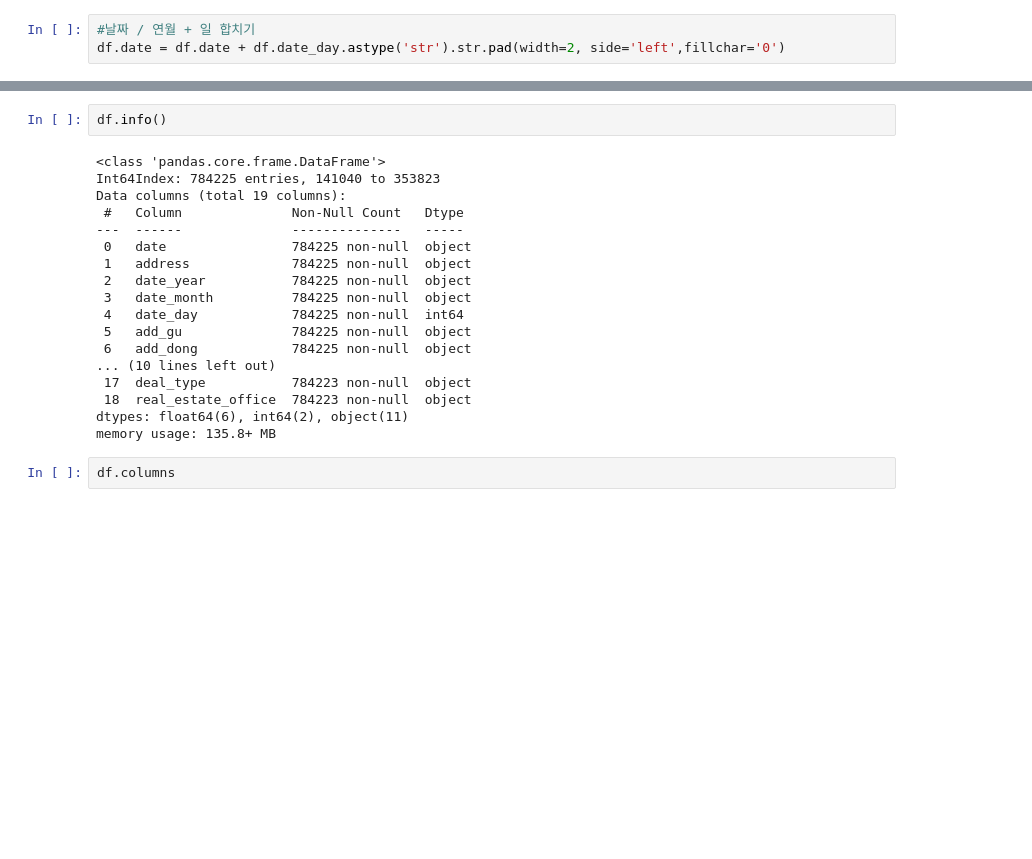
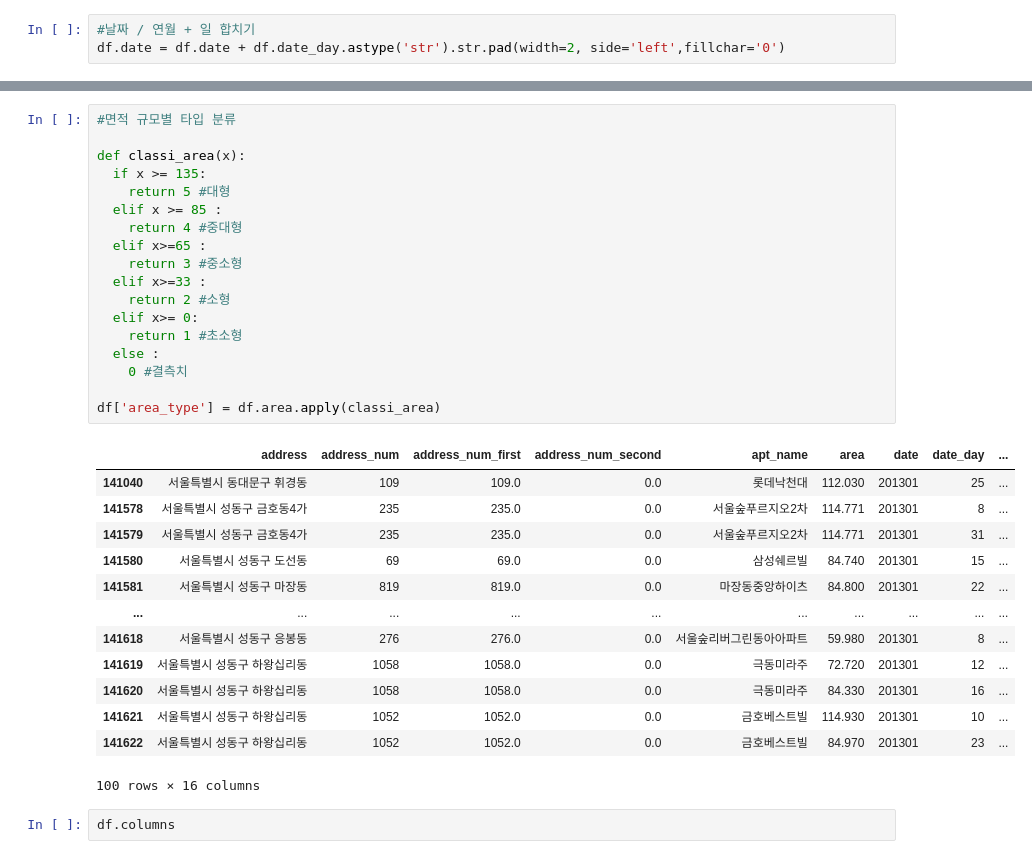
Before and after one commit to Jesimsim/ds-section2-project, a Jupyter notebook: section2_project_practice.ipynb, the cells around one changed output, grey strips where cells are left out. Drawn from its saved outputs; the diff is of its cells as text; blank space fills up the shorter version.

```diff
--- a/section2_project_practice.ipynb
+++ b/section2_project_practice.ipynb
@@ -421,23 +617,35 @@ df.head()
-# %%
-df.info()
-# %% [output]
-<class 'pandas.core.frame.DataFrame'>
-Int64Index: 784225 entries, 141040 to 353823
-Data columns (total 19 columns):
- #   Column              Non-Null Count   Dtype
----  ------              --------------   -----
- 0   date                784225 non-null  object
- 1   address             784225 non-null  object
- 2   date_year           784225 non-null  object
- 3   date_month          784225 non-null  object
- 4   date_day            784225 non-null  int64
- 5   add_gu              784225 non-null  object
- 6   add_dong            784225 non-null  object
-... (10 lines left out)
- 17  deal_type           784223 non-null  object
- 18  real_estate_office  784223 non-null  object
-dtypes: float64(6), int64(2), object(11)
-memory usage: 135.8+ MB
+# %%
+#면적 규모별 타입 분류
+
+def classi_area(x):
+  if x >= 135:
+    return 5 #대형
+  elif x >= 85 :
+    return 4 #중대형
+  elif x>=65 :
+    return 3 #중소형
+  elif x>=33 :
+    return 2 #소형
+  elif x>= 0:
+    return 1 #초소형
+  else :
+    0 #결측치
+
+df['area_type'] = df.area.apply(classi_area)
+# %% [output]
+|  | address | address_num | address_num_first | address_num_second | apt_name | area | date | date_day | ... |
+| 141040 | 서울특별시 동대문구 휘경동 | 109 | 109.0 | 0.0 | 롯데낙천대 | 112.030 | 201301 | 25 | ... |
+| 141578 | 서울특별시 성동구 금호동4가 | 235 | 235.0 | 0.0 | 서울숲푸르지오2차 | 114.771 | 201301 | 8 | ... |
+| 141579 | 서울특별시 성동구 금호동4가 | 235 | 235.0 | 0.0 | 서울숲푸르지오2차 | 114.771 | 201301 | 31 | ... |
+| 141580 | 서울특별시 성동구 도선동 | 69 | 69.0 | 0.0 | 삼성쉐르빌 | 84.740 | 201301 | 15 | ... |
+| 141581 | 서울특별시 성동구 마장동 | 819 | 819.0 | 0.0 | 마장동중앙하이츠 | 84.800 | 201301 | 22 | ... |
+| ... | ... | ... | ... | ... | ... | ... | ... | ... | ... |
+| 141618 | 서울특별시 성동구 응봉동 | 276 | 276.0 | 0.0 | 서울숲리버그린동아아파트 | 59.980 | 201301 | 8 | ... |
+| 141619 | 서울특별시 성동구 하왕십리동 | 1058 | 1058.0 | 0.0 | 극동미라주 | 72.720 | 201301 | 12 | ... |
+| 141620 | 서울특별시 성동구 하왕십리동 | 1058 | 1058.0 | 0.0 | 극동미라주 | 84.330 | 201301 | 16 | ... |
+| 141621 | 서울특별시 성동구 하왕십리동 | 1052 | 1052.0 | 0.0 | 금호베스트빌 | 114.930 | 201301 | 10 | ... |
+| 141622 | 서울특별시 성동구 하왕십리동 | 1052 | 1052.0 | 0.0 | 금호베스트빌 | 84.970 | 201301 | 23 | ... |
+100 rows × 16 columns
 # %%
 df.columns
 # %% [output]
```
Also changed, not shown: parts of 28 cells of this notebook.
